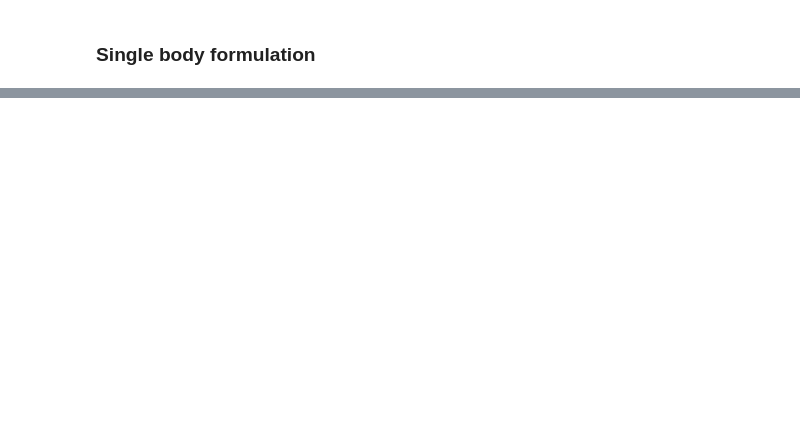
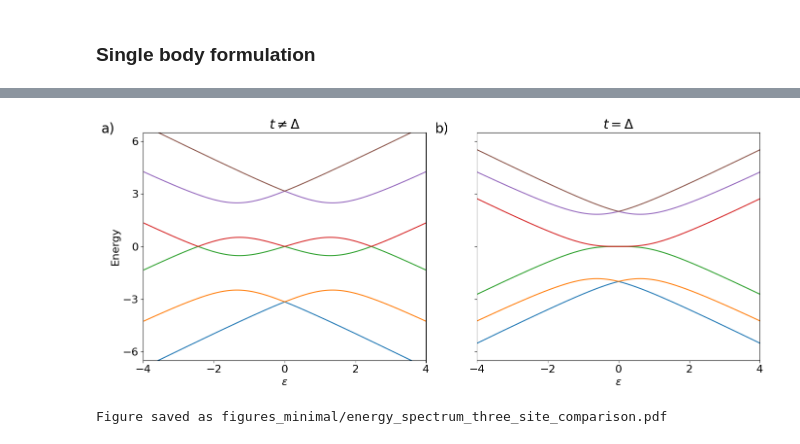
Before and after one commit to oscartq/qsim_mzm, a Jupyter notebook: energy/eigen-energy-three.ipynb, the cells around one changed output, grey strips where cells are left out. Drawn from its saved outputs; the diff is of its cells as text; code cells hidden in the pictures; blank space fills up the shorter version.

Commit message:
generated new figures and added eigen energies for three site Kitaev chain

```diff
--- a/energy/eigen-energy-three.ipynb
+++ b/energy/eigen-energy-three.ipynb
@@ -223,0 +70,78 @@ VBox(children=(FloatSlider(value=1.0, description='t', max=5.0, min=-5.0), Float
+# %%
+import numpy as np
+import matplotlib.pyplot as plt
+import os
+
+# --- Define the Hamiltonian ---
+def hamiltonian(epsilon1, epsilon2, epsilon3, t, Delta):
+    """
+    Defines the 3-site Bogoliubov-de Gennes Hamiltonian matrix.
+    """
+    d = Delta
+    return np.array([
+        [ epsilon1,     t,       0,       0,     d,     0],
+        [ t,       epsilon2,     t,      -d,     0,     d],
+        [ 0,            t, epsilon3,      0,    -d,     0],
+        [ 0,           -d,       0, -epsilon1,  -t,     0],
+        [ d,            0,      -d,     -t, -epsilon2, -t],
+        [ 0,            d,       0,      0,    -t, -epsilon3]
+    ])
+
+# --- Compute eigenvalues and eigenvectors ---
+def compute_eigensystem(epsilon1, epsilon2, epsilon3, t, Delta):
+    H = hamiltonian(epsilon1, epsilon2, epsilon3, t, Delta)
+    eigvals, eigvecs = np.linalg.eig(H)
+    idx = np.argsort(eigvals)
+    return np.real(eigvals[idx]), np.real(eigvecs[:, idx])
+
+# --- Define the cases to compare ---
+cases = [
+    {'t': 2, 'delta': 1, 'label': 'a', 'title': r'$t \neq \Delta$'},
+    {'t': 1, 'delta': 1, 'label': 'b', 'title': r'$t = \Delta$'}
+]
+
+# --- Plotting Setup ---
+plt.rcParams.update({"font.size": 16})
+fig, axes = plt.subplots(1, 2, figsize=(14, 6), sharey=True)
+
+epsilon_vals = np.linspace(-5, 5, 400)
+
+# --- Plot each case ---
+for ax, case in zip(axes, cases):
+    t_val = case['t']
+    delta_val = case['delta']
+    label = case['label']
+    title = case['title']
+
+    # Compute energy bands
+    bands = [compute_eigensystem(eps, eps, eps, t_val, delta_val)[0] for eps in epsilon_vals]
+    bands = np.array(bands)
+
+    # Plot all six energy bands
+    for i in range(bands.shape[1]):
+        ax.plot(epsilon_vals, bands[:, i])
+
+    # Axis formatting
+    ax.set_title(title)
+    ax.set_xlabel(r'$\varepsilon$')
+    ax.set_xlim(-4, 4)
+    ax.text(-0.15, 1.0, f'{label})', transform=ax.transAxes, size=20)
+    ax.set_xticks([-4, -2, 0, 2, 4])
+
+# --- Global formatting ---
+axes[0].set_ylabel('Energy')
+axes[0].set_ylim(-6.5, 6.5)
+axes[0].set_yticks([-6, -3, 0, 3, 6])
+plt.tight_layout()
+
+# --- Save the figure ---
+save_dir = "figures_minimal"
+os.makedirs(save_dir, exist_ok=True)
+filename = os.path.join(save_dir, "energy_spectrum_three_site_comparison.pdf")
+plt.savefig(filename, dpi=300, bbox_inches='tight')
+plt.show()
+
+print(f"Figure saved as {filename}")
+# %% [output]
+[figure, added]
+Figure saved as figures_minimal/energy_spectrum_three_site_comparison.pdf
```
Also changed, not shown: parts of 5 cells of this notebook, 5 other files.
